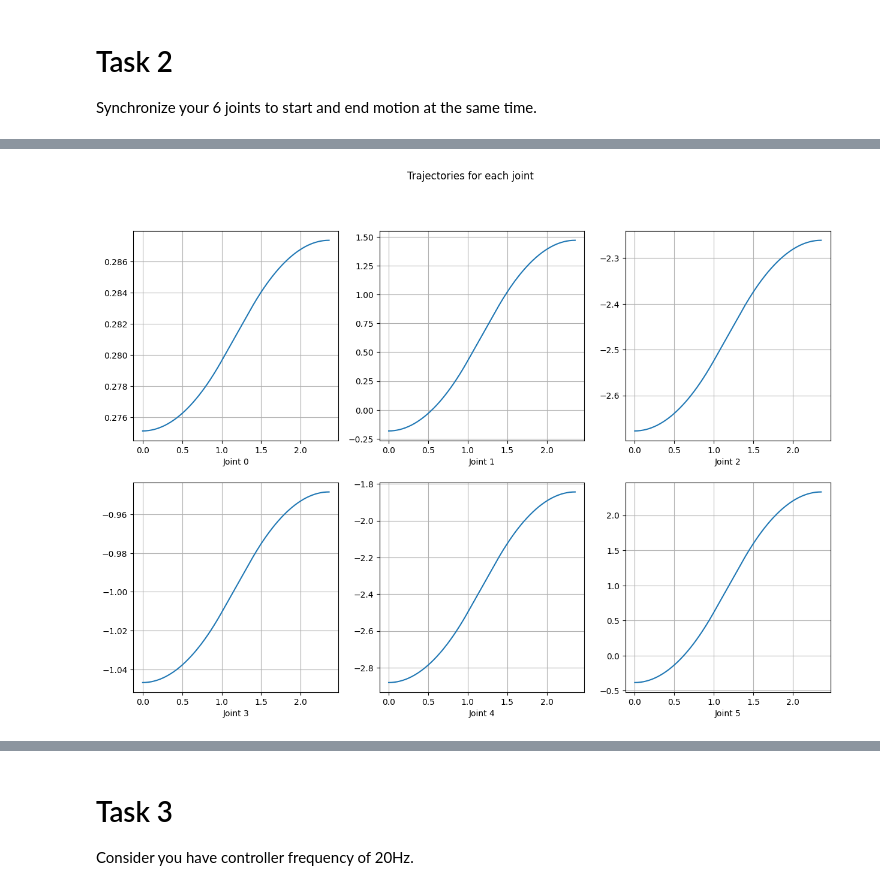
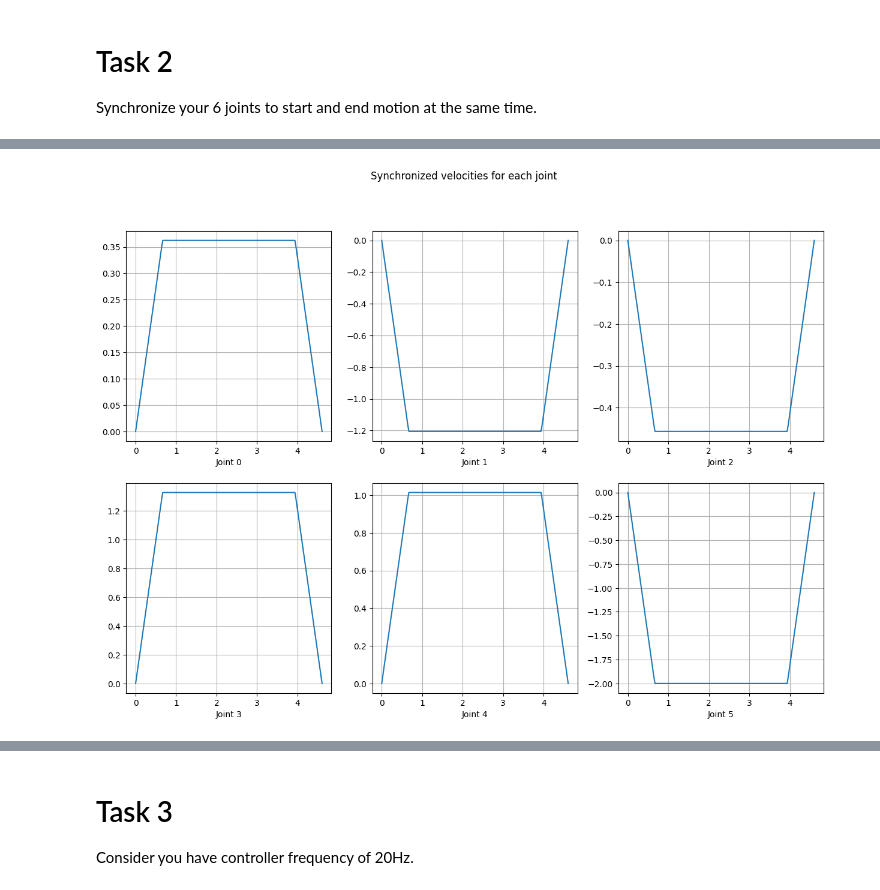
Before and after one commit to EveryoneHATEme/fundamentals_of_robotics, a Jupyter notebook: hw3/trajectory.ipynb, the cells around one changed output, grey strips where cells are left out. Saved outputs shown, nothing was run; the diff lists cells and outputs as text; code cells hidden in the pictures.

```diff
--- a/hw3/trajectory.ipynb
+++ b/hw3/trajectory.ipynb
@@ -17,7 +17,7 @@ Calculate and plot position, velocity, and acceleration trajectories of driving
 # %%
 initial_position = get_random_angles()
 final_position = get_random_angles()
-constraints = Constraints(2, 2)
+constraints = Constraints(2, 3)
 # %%
 def sign(n: float) -> float:
     if n >= 0:
@@ -126,10 +126,12 @@ import matplotlib.pyplot as plt
 figure, axes = plt.subplots(2, 3, figsize=(15, 10))
 figure.suptitle('Trajectories for each joint')
 
-for i, (timeline, trajectory) in enumerate(zip(timelines, trajectories)):
-    axes[i // 3, i % 3].plot(timeline, trajectory)
+for i, (timeline, trajectory, destination) in enumerate(zip(timelines, trajectories, final_position)):
+    axes[i // 3, i % 3].plot(timeline, trajectory, label='trajectory')
     axes[i // 3, i % 3].grid(True)
     axes[i // 3, i % 3].set_xlabel(f'Joint {i}')
+    axes[i // 3, i % 3].axhline(destination, label='destination', color='r')
+    axes[i // 3, i % 3].legend()
 
 plt.show()
 # %% [output]
@@ -283,10 +285,22 @@ for initial, final, velocity, acceleration in zip(initial_position, final_positi
     non_acceleration_distance = delta_distance - acceleration_distance
 
     if non_acceleration_distance < 0:
-        timeline, trajectory, velocity, acceleration = triangular_synchronized(initial, blend_time, acceleration)
+        timeline, trajectory, velocity, acceleration = triangular_synchronized(initial, max_blend_time, acceleration)
     else:
-        timeline, trajectory, velocity, acceleration = trapezoidal_synchronized(initial, blend_time, non_acceleration_time, velocity, acceleration)
+        timeline, trajectory, velocity, acceleration = trapezoidal_synchronized(initial, max_blend_time, max_non_acceleration_time, velocity, acceleration)
     timelines.append(timeline)
     trajectories.append(trajectory)
     velocities.append(velocity)
     accelerations.append(acceleration)
+# %%
+figure, axes = plt.subplots(2, 3, figsize=(15, 10))
+figure.suptitle('Synchronized trajectories for each joint')
+
+for i, (timeline, trajectory, destination) in enumerate(zip(timelines, trajectories, final_position)):
+    axes[i // 3, i % 3].plot(timeline, trajectory, label='trajectory')
+    axes[i // 3, i % 3].grid(True)
+    axes[i // 3, i % 3].set_xlabel(f'Joint {i}')
+    axes[i // 3, i % 3].axhline(destination, label='destination', color='r')
+    axes[i // 3, i % 3].legend()
+
+plt.show()
@@ -293,14 +309,14 @@ for initial, final, velocity, acceleration in zip(initial_position, final_positi
 # %%
 figure, axes = plt.subplots(2, 3, figsize=(15, 10))
-figure.suptitle('Trajectories for each joint')
+figure.suptitle('Synchronized velocities for each joint')
 
-for i, (timeline, trajectory) in enumerate(zip(timelines, trajectories)):
-    axes[i // 3, i % 3].plot(timeline, trajectory)
+for i, (timeline, velocity) in enumerate(zip(timelines, velocities)):
+    axes[i // 3, i % 3].plot(timeline, velocity)
     axes[i // 3, i % 3].grid(True)
     axes[i // 3, i % 3].set_xlabel(f'Joint {i}')
 
 plt.show()
 # %% [output]
-[figure, old version]
+[figure, new version]
 # %%
 figure, axes = plt.subplots(2, 3, figsize=(15, 10))
```
Also changed, not shown: parts of 34 cells of this notebook.
